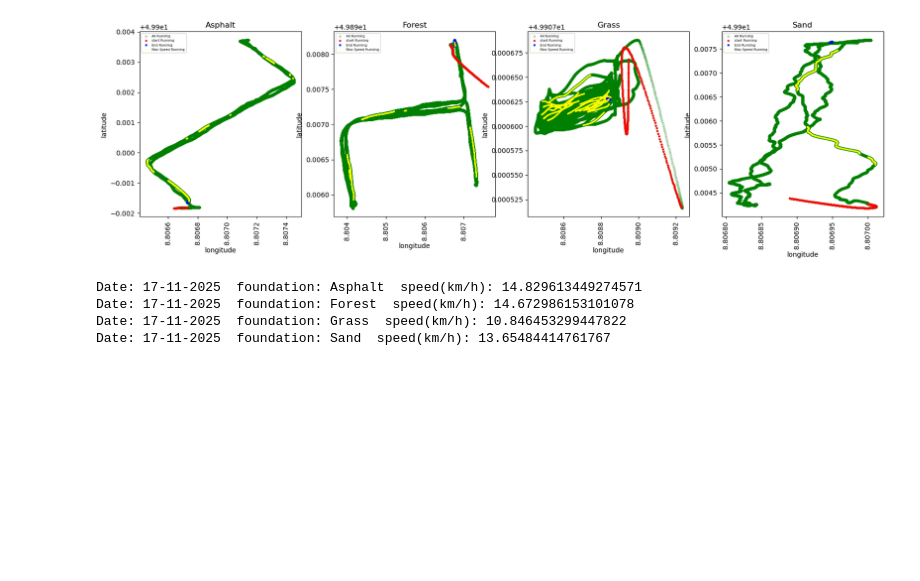
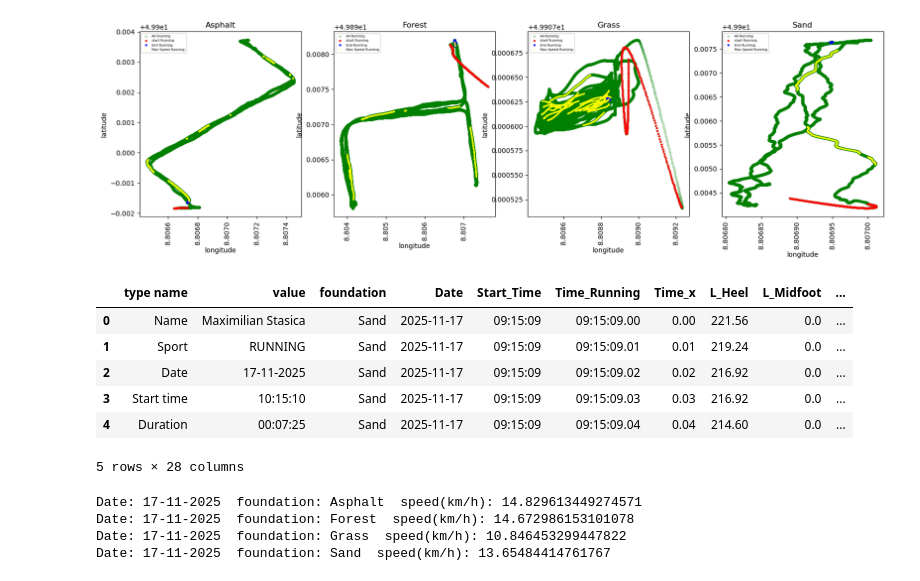
Before and after one commit to Fatemeh-aboulhassani/Movement-Analysis, a Jupyter notebook: notebooks/3. Analysis Foot HeartRate GPX.ipynb, the cells around one changed output. Drawn from its saved outputs; the diff is of its cells as text; code cells hidden in the pictures; blank space fills up the shorter version.

```diff
--- a/notebooks/3. Analysis Foot HeartRate GPX.ipynb
+++ b/notebooks/3. Analysis Foot HeartRate GPX.ipynb
@@ -262,6 +243,16 @@ Date: 17-11-2025  foundation: Forest  speed(km/h): 14.672986153101078
 Date: 17-11-2025  foundation: Grass  speed(km/h): 10.846453299447822
 Date: 17-11-2025  foundation: Sand  speed(km/h): 13.65484414761767
 [figure]
+# %%
+df.head()
+# %% [output]
+|  | type name | value | foundation | Date | Start_Time | Time_Running | Time_x | L_Heel | L_Midfoot | ... |
+| 0 | Name | Maximilian Stasica | Sand | 2025-11-17 | 09:15:09 | 09:15:09.00 | 0.00 | 221.56 | 0.0 | ... |
+| 1 | Sport | RUNNING | Sand | 2025-11-17 | 09:15:09 | 09:15:09.01 | 0.01 | 219.24 | 0.0 | ... |
+| 2 | Date | 17-11-2025 | Sand | 2025-11-17 | 09:15:09 | 09:15:09.02 | 0.02 | 216.92 | 0.0 | ... |
+| 3 | Start time | 10:15:10 | Sand | 2025-11-17 | 09:15:09 | 09:15:09.03 | 0.03 | 216.92 | 0.0 | ... |
+| 4 | Duration | 00:07:25 | Sand | 2025-11-17 | 09:15:09 | 09:15:09.04 | 0.04 | 214.60 | 0.0 | ... |
+5 rows × 28 columns
 # %%
 name_17 =  [name_of_dataframe[i] for i in [0, 1, 3, 4]]
 loc_plot = 1
```
Also changed, not shown: parts of 6 cells of this notebook.
